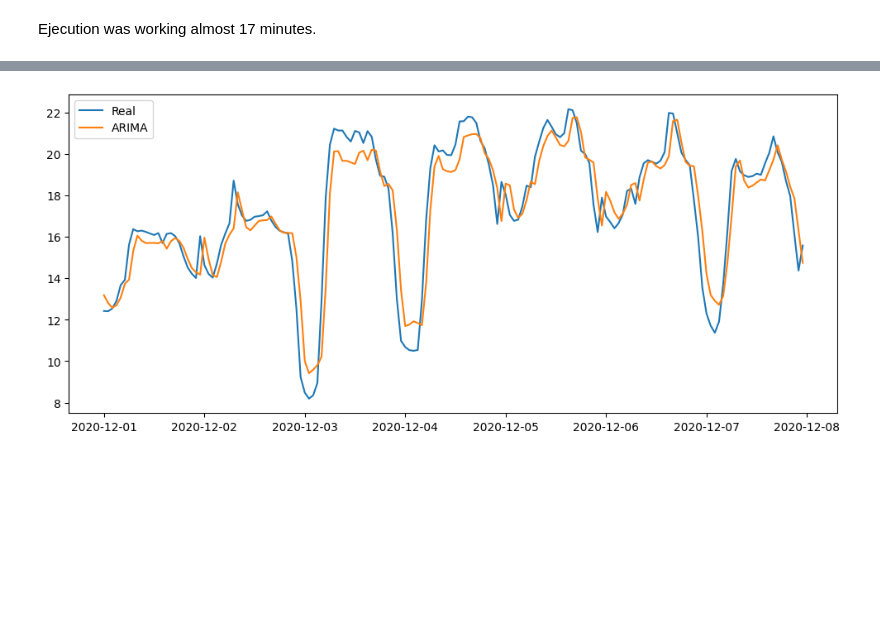
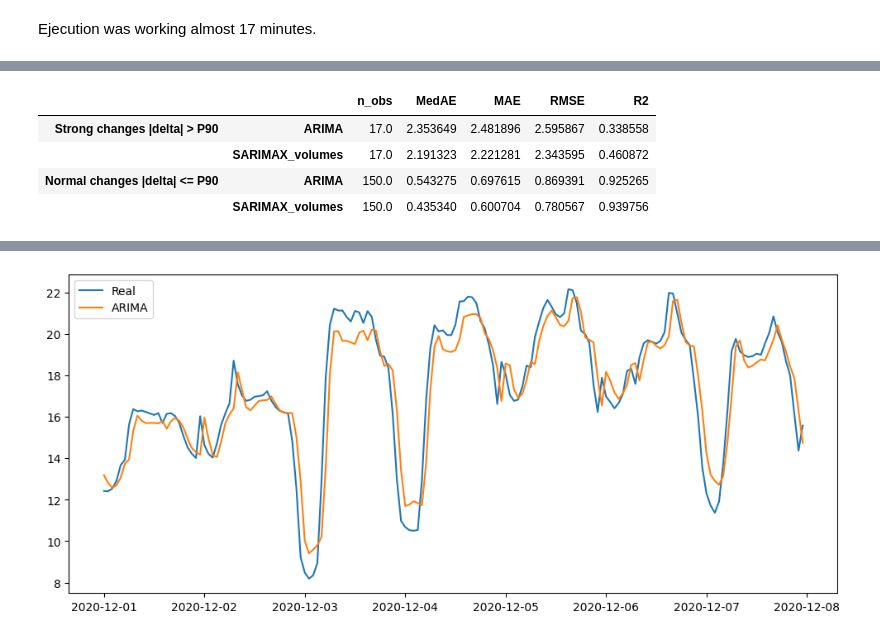
Before and after one commit to huugoox/tfg, a Jupyter notebook: notebooks/04_traditional_models.ipynb, the cells around one changed output, grey strips where cells are left out. Saved outputs shown, nothing was run; the diff lists cells and outputs as text; code cells hidden in the pictures; blank space fills up the shorter version.

```diff
--- a/notebooks/04_traditional_models.ipynb
+++ b/notebooks/04_traditional_models.ipynb
@@ -203,0 +260,33 @@ results
+# %%
+# ============================================================
+# 10. SUDDEN PRICE CHANGE PERFORMANCE
+# ============================================================
+
+# Absolute hourly price change in the test set
+test_price_delta = test.diff().abs()
+
+# Threshold for strong changes, using P90 of absolute changes
+delta_p90 = test_price_delta.quantile(0.90)
+
+strong_change_mask = test_price_delta > delta_p90
+normal_change_mask = test_price_delta <= delta_p90
+
+change_results = pd.concat({
+    "Strong changes |delta| > P90": pd.DataFrame({
+        "ARIMA": evaluate_model_on_mask(test, arima_pred_series, strong_change_mask),
+        "SARIMAX_volumes": evaluate_model_on_mask(test, sarimax_pred_series, strong_change_mask)
+    }).T,
+
+    "Normal changes |delta| <= P90": pd.DataFrame({
+        "ARIMA": evaluate_model_on_mask(test, arima_pred_series, normal_change_mask),
+        "SARIMAX_volumes": evaluate_model_on_mask(test, sarimax_pred_series, normal_change_mask)
+    }).T
+})
+
+change_results
+# %% [output]
+|  |  | n_obs | MedAE | MAE | RMSE | R2 |
+| Strong changes |delta| > P90 | ARIMA | 17.0 | 2.353649 | 2.481896 | 2.595867 | 0.338558 |
+|  | SARIMAX_volumes | 17.0 | 2.191323 | 2.221281 | 2.343595 | 0.460872 |
+| Normal changes |delta| <= P90 | ARIMA | 150.0 | 0.543275 | 0.697615 | 0.869391 | 0.925265 |
+|  | SARIMAX_volumes | 150.0 | 0.435340 | 0.600704 | 0.780567 | 0.939756 |
```
Also changed, not shown: parts of 10 cells of this notebook.
